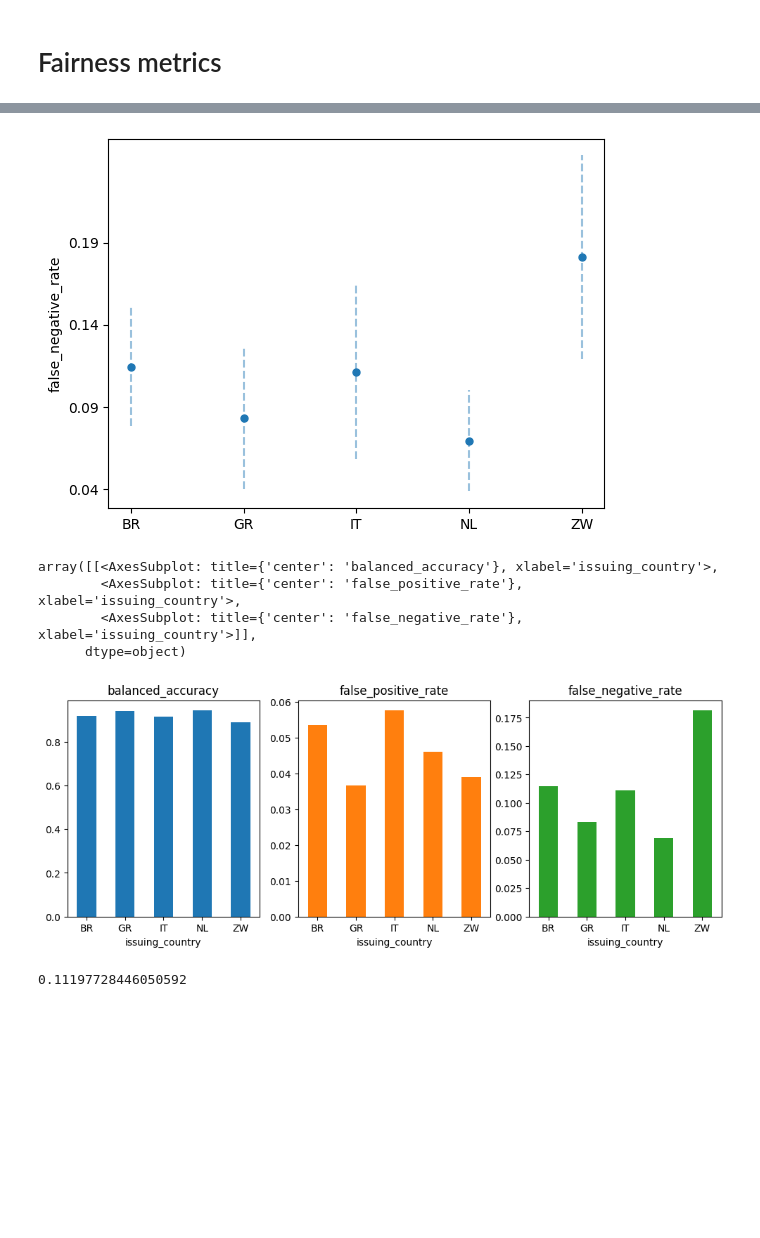
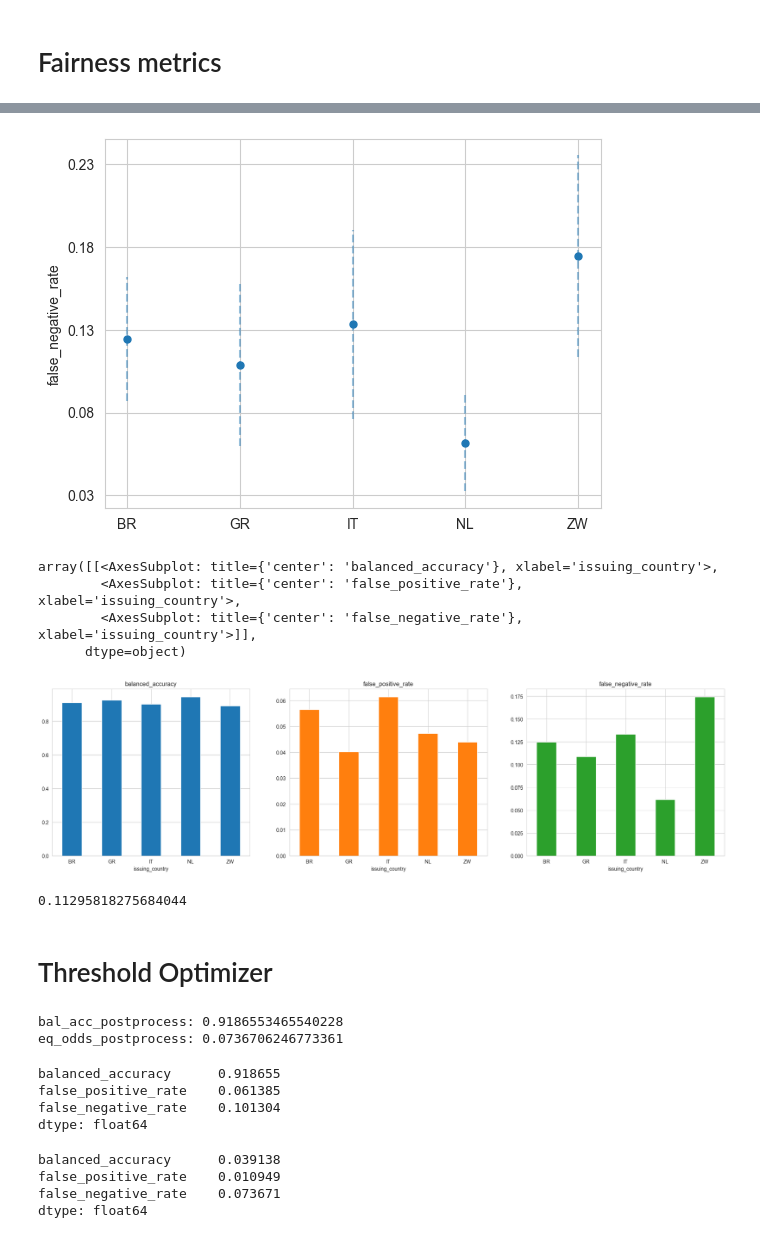
Before and after one commit to ymurong/DSP, a Jupyter notebook: classifier/fairness.ipynb, the cells around one changed output, grey strips where cells are left out. Saved outputs shown, nothing was run; the diff lists cells and outputs as text; code cells hidden in the pictures; blank space fills up the shorter version.

```diff
--- a/classifier/fairness.ipynb
+++ b/classifier/fairness.ipynb
@@ -28,7 +23,7 @@ np.random.seed(rand_seed)
 # %% [markdown]
 # Load unmitigated model
 # %%
-with open("./pretrained_models/RandomForest.pickle", "rb") as handle:
+with open("./pretrained_models/LightGBM.pickle", "rb") as handle:
     rf0 = pickle.load(handle)
 
 input_features = ['is_credit', 'same_country', 'merchant_Merchant B',
@@ -54,6 +49,13 @@ sensitive_feature = "issuing_country"
 # %%
 df_features = pd.read_csv("../feature-engineering/final_features.csv")
 df_features["tx_datetime"] = pd.to_datetime(df_features["tx_datetime"])
+df_features["zip_code"] = df_features["zip_code"].fillna("rest")
+
+df_train = df_features[(df_features["tx_datetime"] >= "2021-08-01") & (df_features["tx_datetime"] <= "2021-11-30")]
+X_train = df_train[input_features]
+y_train = df_train[output_feature]
+A_train = df_train[sensitive_feature]
+
 df_test = df_features[df_features["tx_datetime"] >= "2021-12-01"]
 X_test = df_test[input_features]
 y_test = df_test[output_feature]
@@ -200,17 +219,17 @@ plot_group_metrics_with_error_bars(
     metricframe_unmitigated, "false_negative_rate", "false_negative_error"
 )
 # %% [output]
-[figure, old version]
+[figure, new version]
 # %%
 metricframe_unmitigated.by_group[metrics_to_report].plot.bar(
-    subplots=True, layout=[1, 3], figsize=[12, 4], legend=None, rot=0
+    subplots=True, layout=[1, 3], figsize=[24, 6], legend=None, rot=0
 )
 # %% [output]
 array([[<AxesSubplot: title={'center': 'balanced_accuracy'}, xlabel='issuing_country'>,
         <AxesSubplot: title={'center': 'false_positive_rate'}, xlabel='issuing_country'>,
         <AxesSubplot: title={'center': 'false_negative_rate'}, xlabel='issuing_country'>]],
       dtype=object)
-[figure, old version]
+[figure, new version]
 # %%
 balanced_accuracy_unmitigated = balanced_accuracy_score(y_test, y_pred)
 equalized_odds_unmitigated = equalized_odds_difference(
@@ -218,4 +237,6 @@ equalized_odds_unmitigated = equalized_odds_difference(
 )
 equalized_odds_unmitigated
 # %% [output]
-0.11197728446050592
+0.11295818275684044
+# %% [markdown]
+# Threshold Optimizer
@@ -221,0 +282,31 @@ equalized_odds_unmitigated
+# %%
+bal_acc_postprocess = balanced_accuracy_score(y_test, postprocess_pred)
+eq_odds_postprocess = equalized_odds_difference(
+    y_test, postprocess_pred, sensitive_features=A_test
+)
+print(f"bal_acc_postprocess: {bal_acc_postprocess}")
+print(f"eq_odds_postprocess: {eq_odds_postprocess}")
+# %% [output]
+bal_acc_postprocess: 0.9186553465540228
+eq_odds_postprocess: 0.0736706246773361
+# %%
+metricframe_postprocess = MetricFrame(
+    metrics=fairness_metrics,
+    y_true=y_test,
+    y_pred=postprocess_pred,
+    sensitive_features=A_test,
+)
+
+metricframe_postprocess.overall[metrics_to_report]
+# %% [output]
+balanced_accuracy      0.918655
+false_positive_rate    0.061385
+false_negative_rate    0.101304
+dtype: float64
+# %%
+metricframe_postprocess.difference()[metrics_to_report]
+# %% [output]
+balanced_accuracy      0.039138
+false_positive_rate    0.010949
+false_negative_rate    0.073671
+dtype: float64
```
Also changed, not shown: parts of 12 cells of this notebook, 25 other files.
